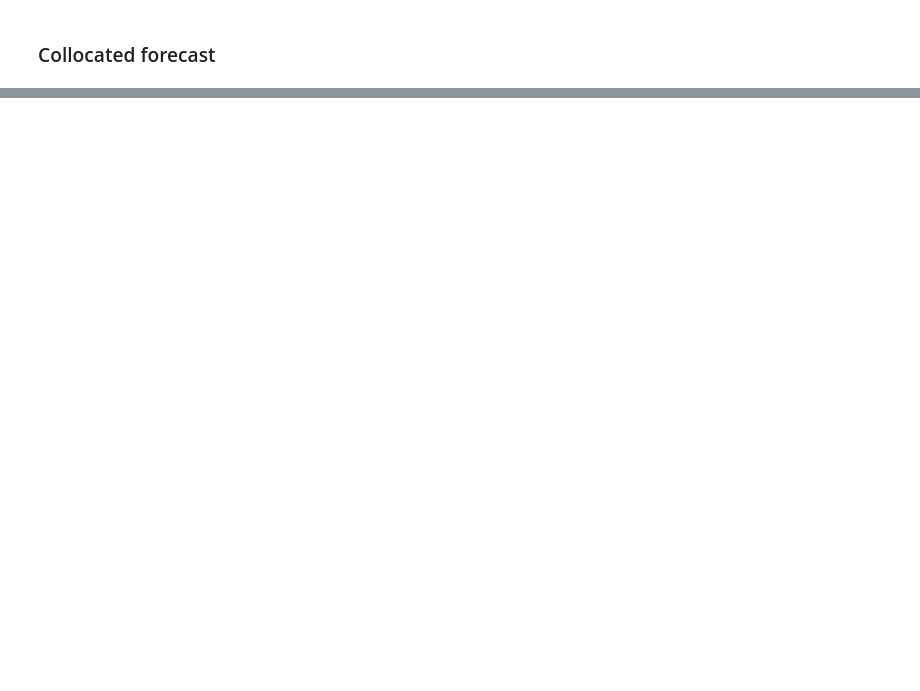
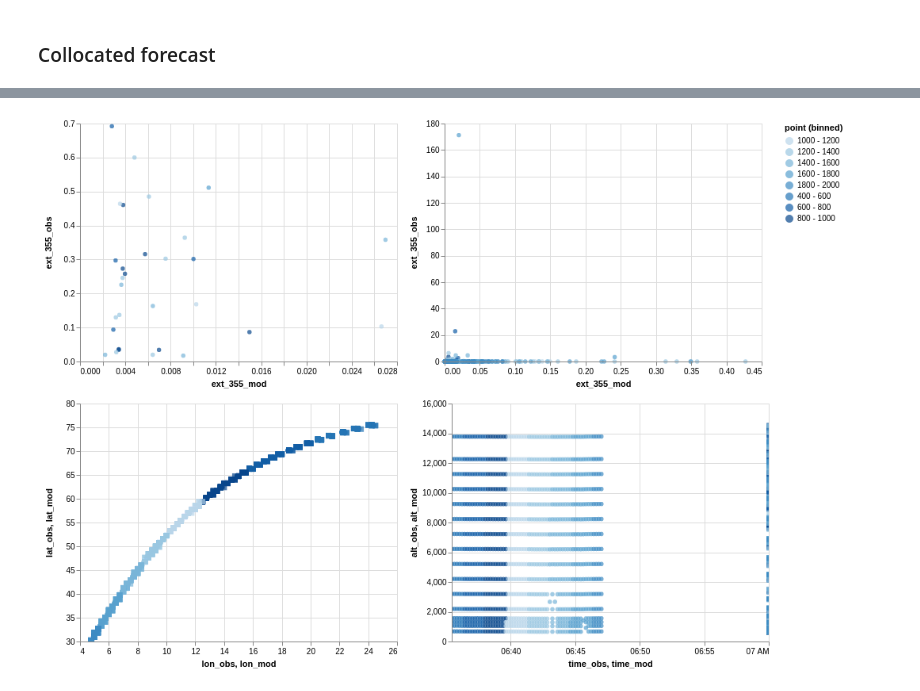
Before and after one commit to avaldebe/pynb, a Jupyter notebook: ADM/CAST from NetCDF.ipynb, the cells around one changed output, grey strips where cells are left out. Saved outputs shown, nothing was run; the diff lists cells and outputs as text; code cells hidden in the pictures; blank space fills up the shorter version.

Commit message:
ADM plots

```diff
--- a/ADM/CAST from NetCDF.ipynb
+++ b/ADM/CAST from NetCDF.ipynb
@@ -247,0 +300,46 @@ Attributes:
+# %%
+cast = 'cast.json'
+df = pd.merge(obs, mod, on='point', suffixes=('_obs', '_mod'))
+df.reset_index().to_json(cast, orient="records")
+# %%
+brush = alt.selection(type='interval', resolve='global')
+
+base = alt.Chart(cast).encode(
+    color=alt.condition(brush, alt.Color('point:O', bin=alt.Bin(maxbins=10)), alt.value('lightgray')),
+)
+
+lonlat = base.mark_circle().encode(
+    alt.X('lon_obs:Q', scale=alt.Scale(zero=False)),
+    alt.Y('lat_obs:Q', scale=alt.Scale(zero=False)),
+    tooltip=['point:O', 'time_obs:T', 'lon_obs:Q', 'lat_obs:Q', 'alt_obs:Q']
+) + base.mark_square(size=50).encode(
+    alt.X('lon_mod:Q', scale=alt.Scale(zero=False)),
+    alt.Y('lat_mod:Q', scale=alt.Scale(zero=False)),
+    tooltip=['point:O', 'time_mod:T', 'lon_mod:Q', 'lat_mod:Q', 'alt_mod:Q']
+).interactive()
+
+timealt = base.mark_circle().encode(
+    x='time_obs:T',
+    y='alt_obs:Q',
+    tooltip=['point:O', 'time_obs:T', 'alt_obs:Q',]
+) + base.mark_square().encode(
+    x='time_mod:T',
+    y='alt_mod:Q',
+    tooltip=['point:O', 'time_obs:T', 'alt_mod:Q',]
+).interactive()
+
+scatter = base.mark_circle().encode(
+    y='ext_355_obs:Q',
+    x='ext_355_mod:Q',
+    tooltip=['point:O', 'time_obs:T', 'lat_obs:Q', 'alt_obs:Q', 'ext_355_obs:Q', 'ext_355_mod:Q',]
+).add_selection(
+    brush
+)
+
+scatter_clean = scatter.transform_filter(
+    (alt.datum.ext_355_obs < 1) & (alt.datum.ext_355_obs > 0)
+)
+
+( scatter_clean | scatter ) & ( lonlat | timealt )
+# %% [output]
+[figure, added]
```
Also changed, not shown: parts of 17 cells of this notebook, 2 other files.
